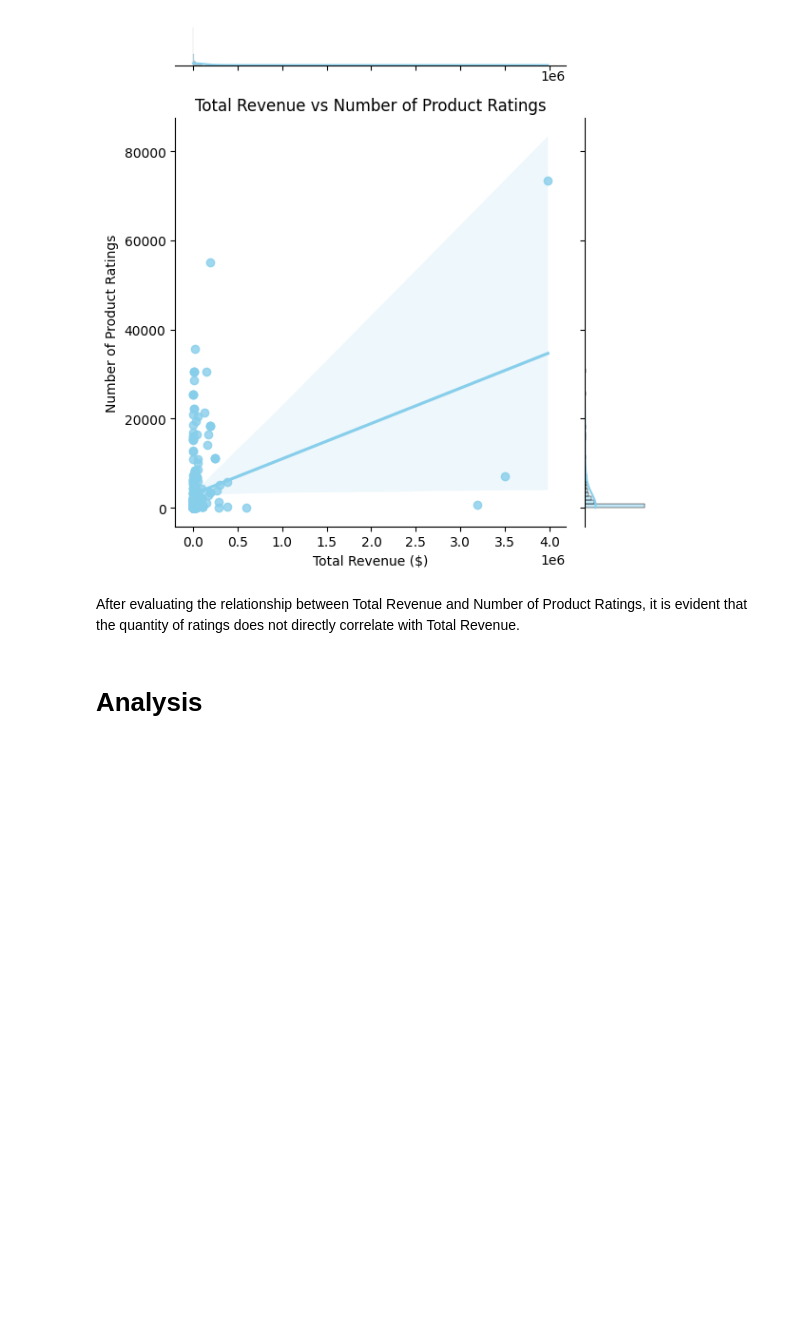
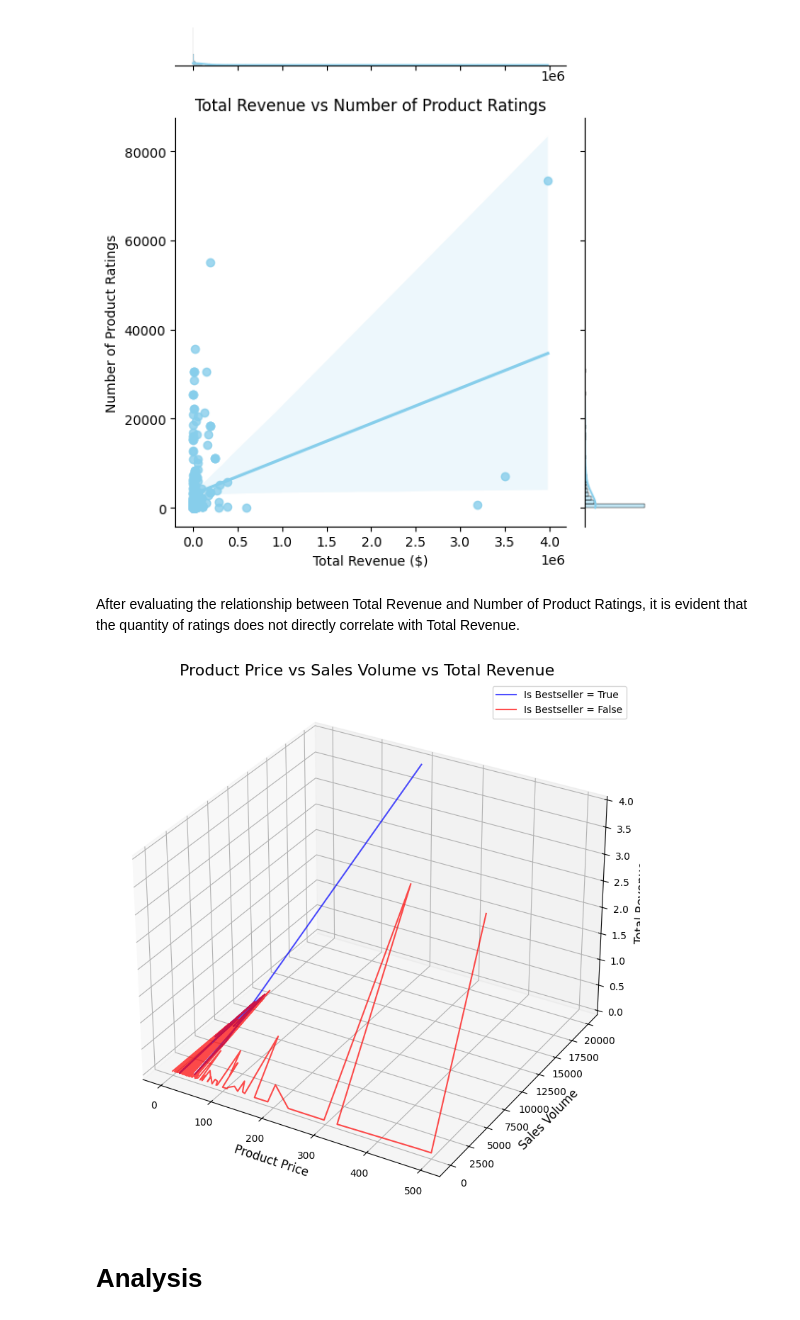
Before and after one commit to Amer4r/amazon_product_reviews_ML, a Jupyter notebook: sales_volume.ipynb, the cells around one changed output. Drawn from its saved outputs; the diff is of its cells as text; code cells hidden in the pictures; blank space fills up the shorter version.

```diff
--- a/sales_volume.ipynb
+++ b/sales_volume.ipynb
@@ -127,5 +138,44 @@ plt.show()
 [figure]
 # %% [markdown]
 After evaluating the relationship between Total Revenue and Number of Product Ratings, it is evident that the quantity of ratings does not directly correlate with Total Revenue.
+# %%
+from mpl_toolkits.mplot3d import Axes3D
+
+# Calculate total revenue
+df['total_revenue'] = df['sales_volume_numeric'] * df['product_price']
+
+# Create a new figure
+fig = plt.figure(figsize=(10, 8))
+ax = fig.add_subplot(111, projection='3d')
+
+# Sort the DataFrame by product_price and sales_volume_numeric
+df_sorted = df.sort_values(by = ["product_price", "sales_volume_numeric"], ascending=False)
+
+# Plotting lines for bestsellers
+ax.plot(df_sorted[df_sorted["is_best_seller"] == True]["product_price"],
+        df_sorted[df_sorted["is_best_seller"] == True]["sales_volume_numeric"],
+        df_sorted[df_sorted["is_best_seller"] == True]["total_revenue"],
+        color="blue", label="Is Bestseller = True", alpha=0.7)
+
+# Plotting lines for non-bestsellers
+ax.plot(df_sorted[df_sorted["is_best_seller"] == False]["product_price"],
+        df_sorted[df_sorted["is_best_seller"] == False]["sales_volume_numeric"],
+        df_sorted[df_sorted["is_best_seller"] == False]["total_revenue"],
+        color="red", label="Is Bestseller = False", alpha=0.7)
+
+# Setting titles and labels
+ax.set_title("Product Price vs Sales Volume vs Total Revenue", fontsize=16)
+ax.set_xlabel("Product Price", fontsize=12)
+ax.set_ylabel("Sales Volume", fontsize=12)
+ax.set_zlabel("Total Revenue", fontsize=12)
+
+# Adding a legend
+ax.legend()
+
+# Displaying the plot
+plt.tight_layout()
+plt.show()
+# %% [output]
+[figure, added]
 # %% [markdown]
 # Analysis
```
Also changed, not shown: parts of 5 cells of this notebook, 1 other file.
